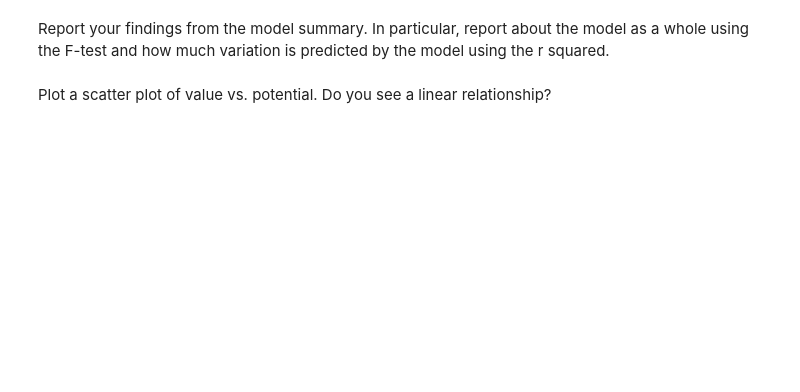
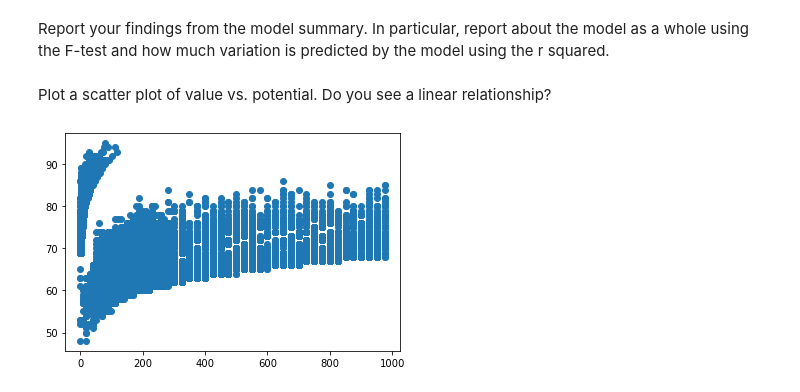
Before and after one commit to ta-datapt-bcn/lab-correlation-tests-with-scipy, a Jupyter notebook: your-code/main.ipynb, the cells around one changed output. Cells and saved outputs as stored; diff of their text form; code cells hidden in the pictures; blank space fills up the shorter version.

```diff
--- a/your-code/main.ipynb
+++ b/your-code/main.ipynb
@@ -24,0 +35,3 @@ Player's values are expressed in millions of euros. We would like this column to
+# %%
+# Your code here:
+fifa.insert(loc=7, column='ValueNumeric', value=fifa['Value'].str.strip('€MK').astype(float))
@@ -50,0 +140,2 @@ We'll start by ensuring there are no missing values. Examine all variables for a
+# %%
+fifa.dropna(how='any', axis=0, inplace=True)
@@ -70,3 +232,6 @@ Report your findings from the model summary. In particular, report about the mod
 Plot a scatter plot of value vs. potential. Do you see a linear relationship?
 # %%
 # Your code here:
+_ = plt.scatter(x=fifa['ValueNumeric'], y=fifa['Potential'])
+# %% [output]
+[figure, added]
```
Also changed, not shown: parts of 24 cells of this notebook, 1 other file.
